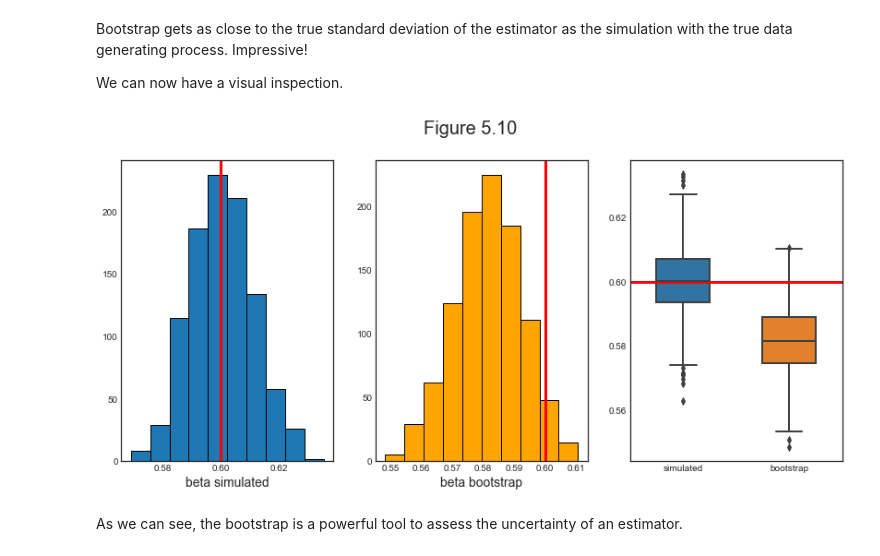
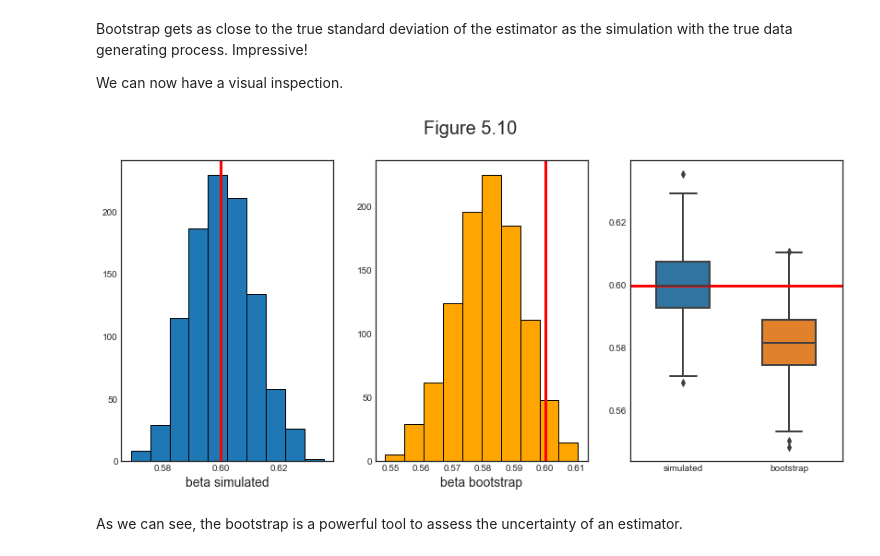
Before and after one commit to matteocourthoud/Machine-Learning-for-Economic-Analysis, a Jupyter notebook: 4_crossvalidation.ipynb, the cells around one changed output. Saved outputs shown, nothing was run; the diff lists cells and outputs as text; code cells hidden in the pictures.

```diff
--- a/4_crossvalidation.ipynb
+++ b/4_crossvalidation.ipynb
@@ -141,17 +218,24 @@ for i in p_order:
 # %%
-# Init
-folds = 10
-cv10_scores = np.zeros((p_order.size,r_state.size))
+# 10fold CV function for polynomials
+def k10_cv_poly(X, y, p_order, r_states, folds):
+    start = time.time()
 
-# Generate 10 random splits of the dataset
-for j in r_state:
+    # Init
+    k10_scores = np.zeros((p_order.size,r_states.size))
 
-    # For every polynomial degree
-    for i in p_order:
+    # Generate 10 random splits of the dataset
+    for j in r_states:
 
-        # Generate polynomial
-        X_poly = PolynomialFeatures(i+1).fit_transform(X)
+        # For every polynomial degree
+        for i in p_order:
 
-        # Split sample in train and test
-        kf_10 = KFold(n_splits=folds, shuffle=True, random_state=j)
-        cv10_scores[i,j] = cross_val_score(LinearRegression(), X_poly, y, cv=kf_10, scoring='neg_mean_squared_error').mean()
+            # Generate polynomial
+            X_poly = PolynomialFeatures(i+1).fit_transform(X)
+
+            # Split sample in train and test
+            kf10 = KFold(n_splits=folds, shuffle=True, random_state=j)
+            k10_scores[i,j] = cross_val_score(LinearRegression(), X_poly, y, cv=kf10,
+                                               scoring='neg_mean_squared_error').mean()
+
+    print('Time elapsed: %.4f seconds' % (time.time()-start))
+    return k10_scores
@@ -263,25 +366,25 @@ We can now have a visual inspection.
 # %%
 # Figure 5.10
 fig, (ax1, ax2, ax3) = plt.subplots(1,3,figsize=(14,6))
 fig.suptitle('Figure 5.10')
 
 # Left plot
 ax1.hist(beta_sim, bins=10, edgecolor='black');
 ax1.axvline(x=beta_0, color='r', label='beta_0')
 ax1.set_xlabel('beta simulated');
 
 # Center plot
 ax2.hist(beta_boot, bins=10, color='orange', edgecolor='black');
 ax2.axvline(x=beta_0, color='r', label='beta_0')
 ax2.set_xlabel('beta bootstrap');
 
 # Right plot
-df_bootstrap = pd.DataFrame({'simulated': beta_ols.ravel(), 'bootstrap':beta_boot.ravel()},
+df_bootstrap = pd.DataFrame({'simulated': beta_sim.ravel(), 'bootstrap':beta_boot.ravel()},
                             index=range(simulations))
 ax3 = sns.boxplot(data=df_bootstrap, width=0.5, linewidth=2);
 ax3.axhline(y=beta_0, color='r', label='beta_0');
 # %% [output]
-[figure, old version]
+[figure, new version]
 # %% [markdown]
 As we can see, the bootstrap is a powerful tool to assess the uncertainty of an estimator.
 # %% [markdown]
```
Also changed, not shown: parts of 20 cells of this notebook.
